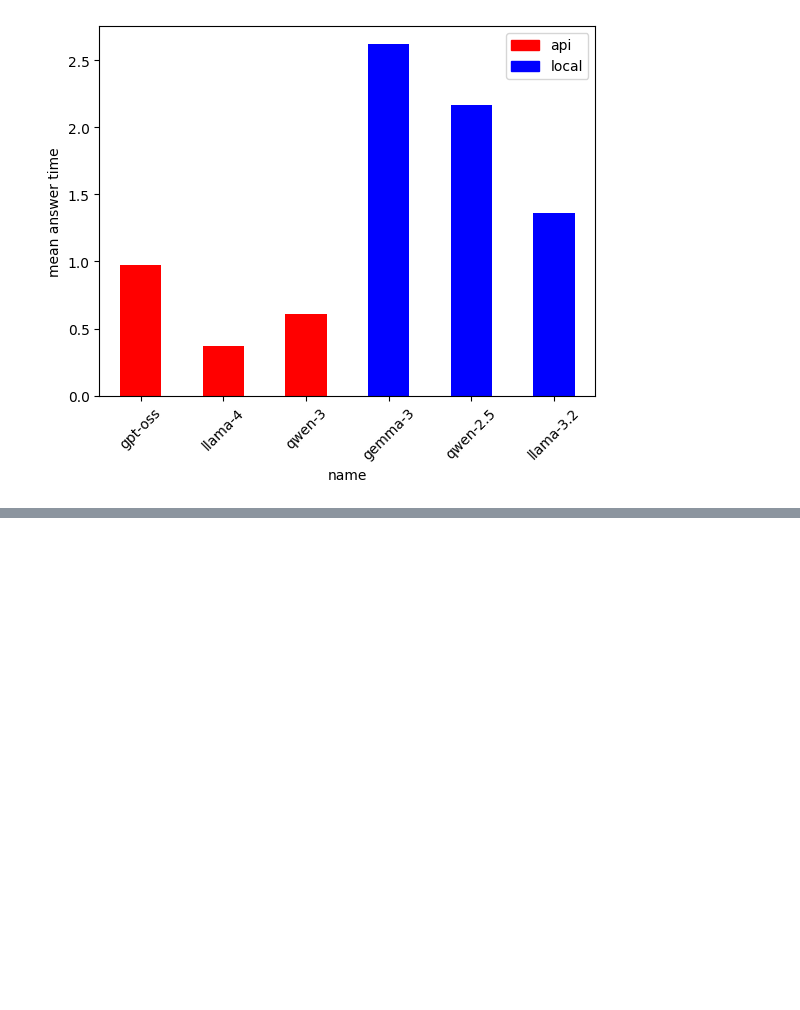
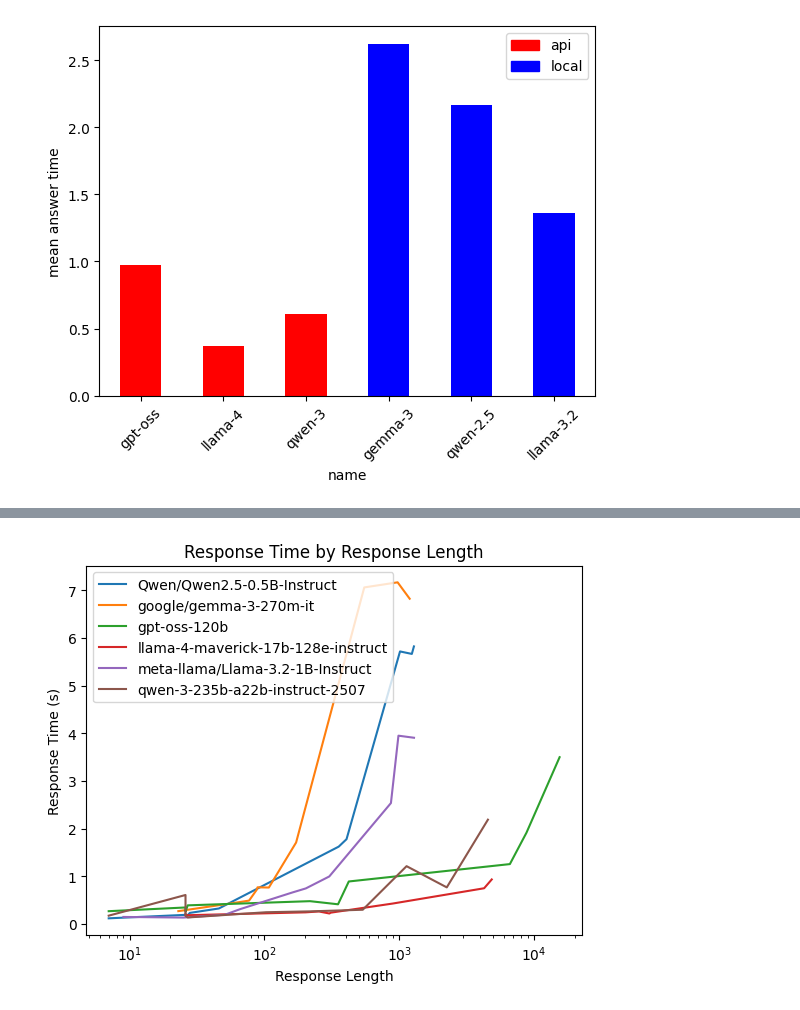
Before and after one commit to erafkin/ling4467_assignment_1, a Jupyter notebook: results.ipynb, the cells around one changed output, grey strips where cells are left out. Drawn from its saved outputs; the diff is of its cells as text; code cells hidden in the pictures; blank space fills up the shorter version.

```diff
--- a/results.ipynb
+++ b/results.ipynb
@@ -65,0 +114,24 @@ plt.show()
+# %%
+import matplotlib.pyplot as plt
+import numpy as np
+lens_by_model = answers.sort_values(by=['model_name', 'answer_len']).groupby('model_name')['answer_len'].apply(list)
+time_by_model = answers.sort_values(by=['model_name', 'answer_len']).groupby('model_name')['time'].apply(list)
+for idx, val in enumerate(time_by_model.values):
+    if np.mean(val) >0:
+        x1 = lens_by_model.values[idx]
+        y1 = val
+        plt.plot(x1, y1, label=lens_by_model.keys()[idx])
+
+
+# Add labels and a title
+plt.xlabel("Response Length")
+plt.ylabel("Response Time (s)")
+plt.title("Response Time by Response Length")
+plt.xscale('log')
+# Add a legend to differentiate the lines
+plt.legend()
+
+# Display the plot
+plt.show()
+# %% [output]
+[figure, added]
```
Also changed, not shown: parts of 3 cells of this notebook.
